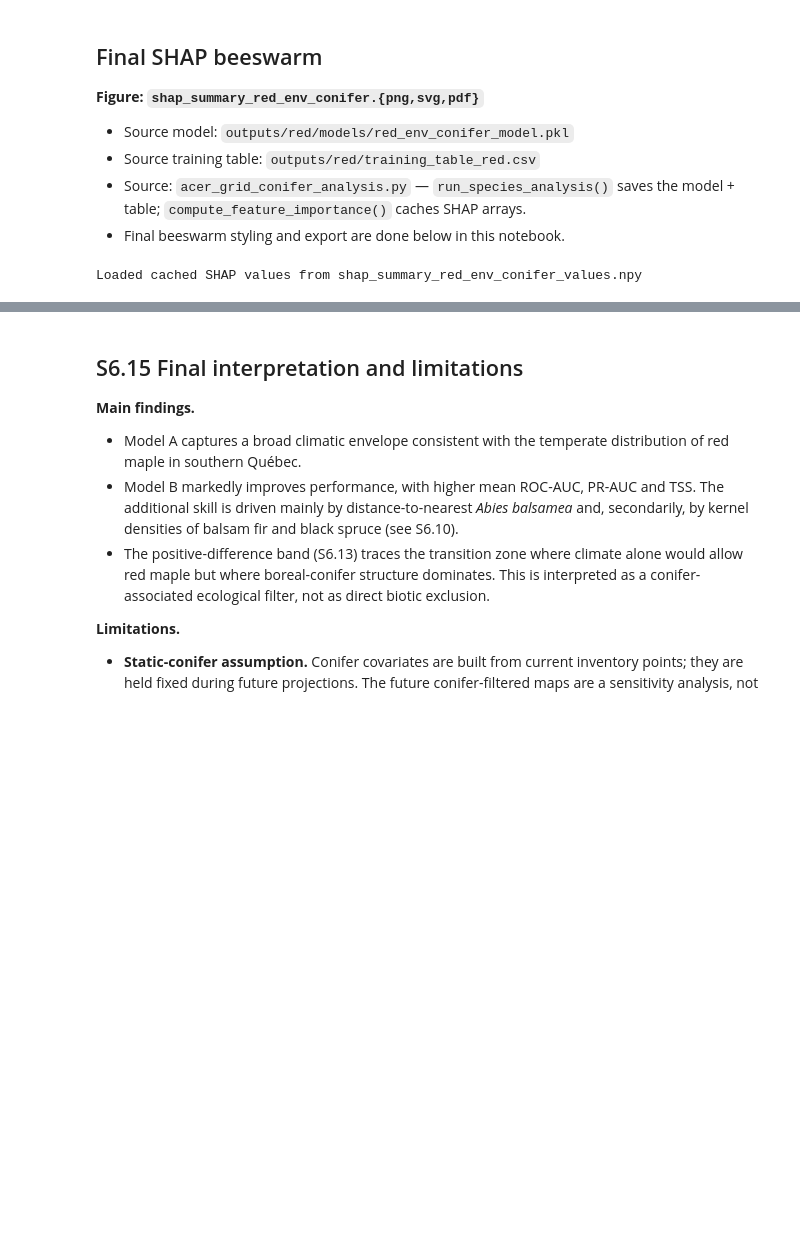
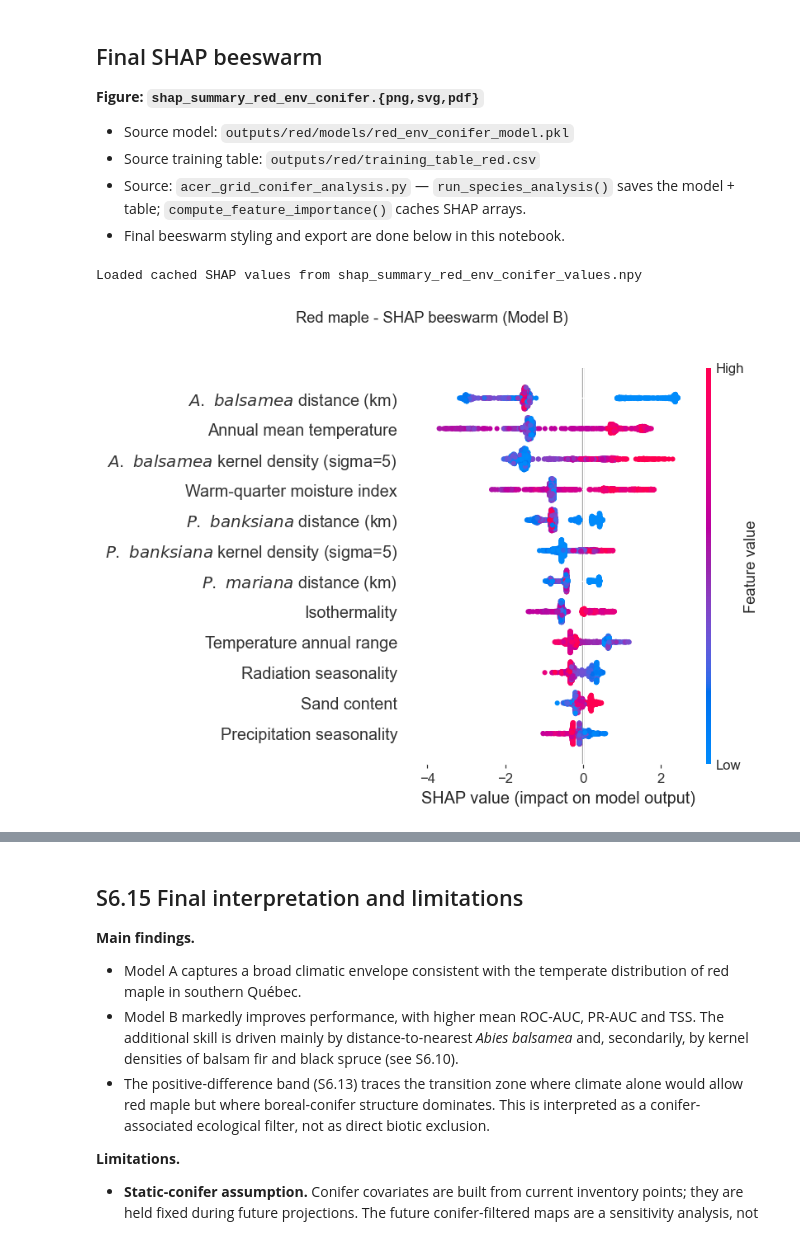
Before and after one commit to jorgelizarazo94/Maple_Quebecois, a Jupyter notebook: Supplementary_6_FINAL.ipynb, the cells around one changed output, grey strips where cells are left out. Cells and saved outputs as stored; diff of their text form; code cells hidden in the pictures; blank space fills up the shorter version.

```diff
--- a/Supplementary_6_FINAL.ipynb
+++ b/Supplementary_6_FINAL.ipynb
@@ -532,31 +532,32 @@ else:
     df_train   = pd.read_csv(train_table)
     X_full     = df_train[feat_names]
 
     if cached_values.exists() and cached_sample.exists():
         shap_values = np.load(cached_values)
         shap_sample = pd.read_csv(cached_sample)
         print("Loaded cached SHAP values from", cached_values.name)
     else:
         shap_sample = X_full.sample(min(len(X_full), 5000), random_state=42)
         explainer   = shap.TreeExplainer(model_b)
         shap_values = explainer.shap_values(shap_sample)
         if isinstance(shap_values, list):
             shap_values = shap_values[-1]
         shap_values = np.asarray(shap_values)
         np.save(cached_values, shap_values)
         shap_sample.to_csv(cached_sample, index=False)
         print("Computed and cached SHAP values (sample size =", len(shap_sample), ")")
 
     pretty_X = shap_sample.rename(columns=SHAP_LABELS)
     plt.figure(figsize=(7.5, 5.5))
     shap.summary_plot(shap_values, pretty_X, max_display=12, show=False, plot_size=None)
     fig = plt.gcf()
     fig.suptitle("Red maple - SHAP beeswarm (Model B)", y=1.02)
     fig.tight_layout()
     for _ext in ("png", "svg", "pdf"):
         fig.savefig(paths.red_outputs_dir / f"shap_summary_red_env_conifer.{_ext}",
                     dpi=300, bbox_inches="tight")
-    plt.show()
+    display(fig)
     plt.close(fig)
 # %% [output]
 Loaded cached SHAP values from shap_summary_red_env_conifer_values.npy
+[figure, added]
```
Also changed, not shown: parts of 7 cells of this notebook, 1 other file.
